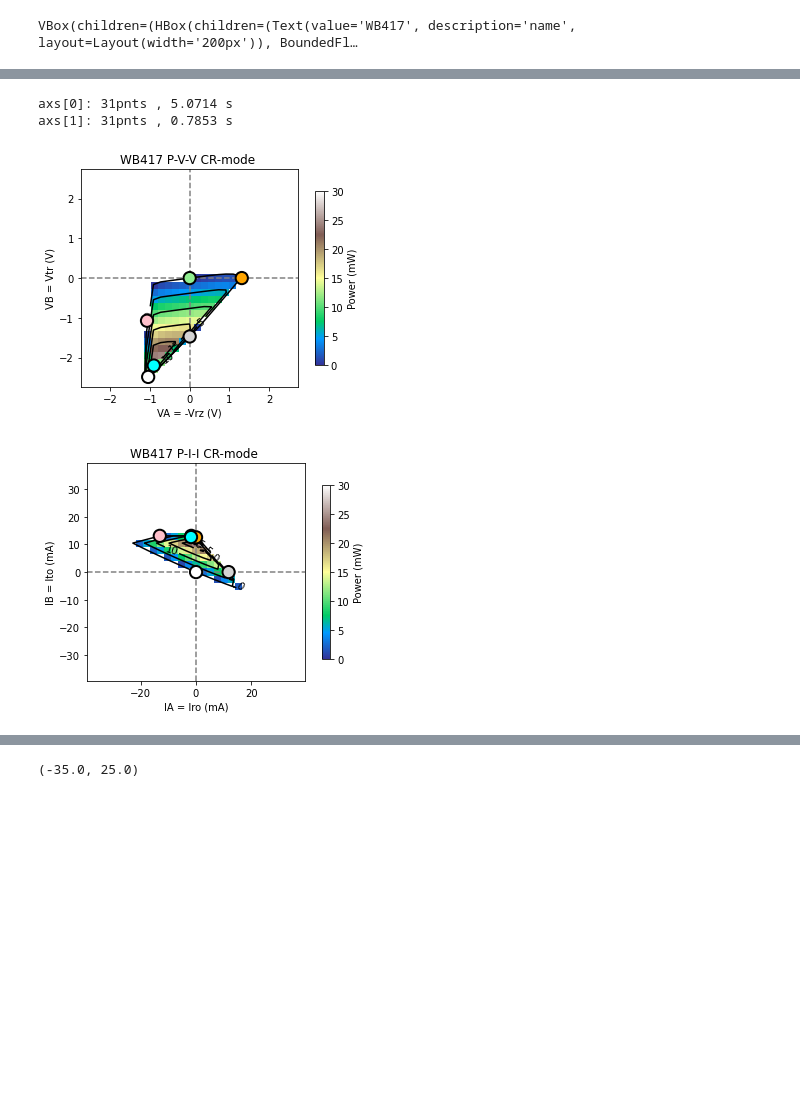
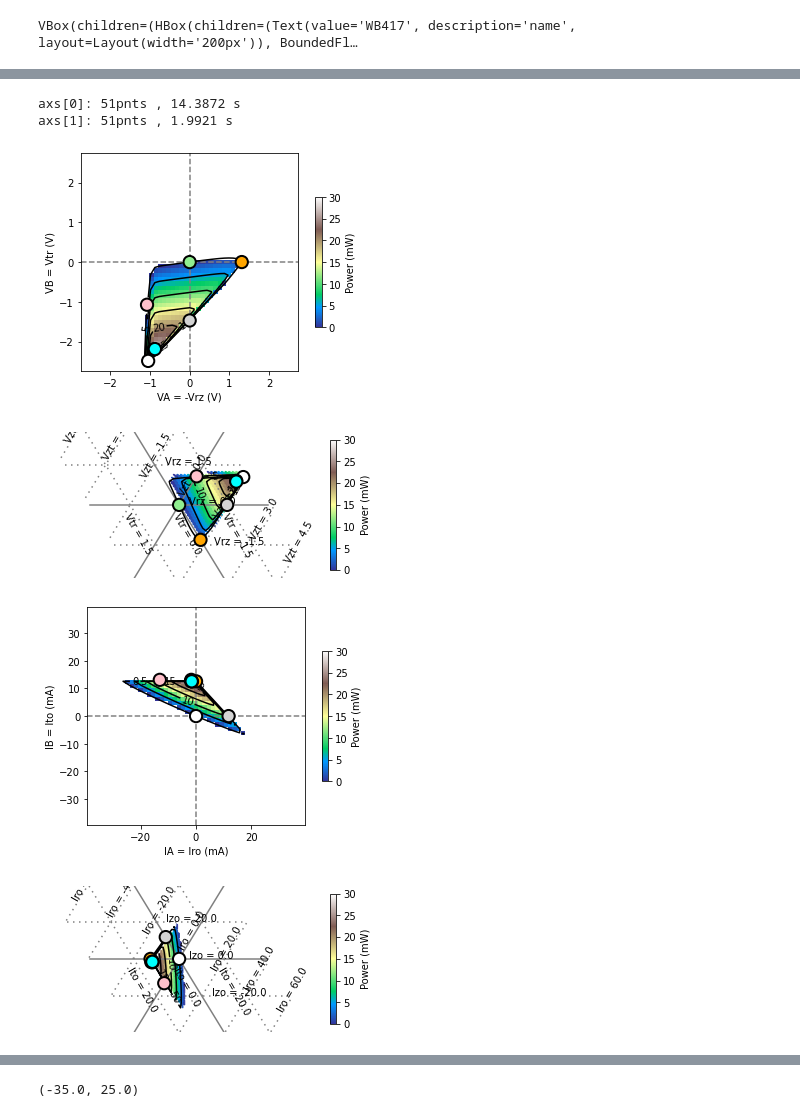
Before and after one commit to NREL/PVcircuit, a Jupyter notebook: notebooks/WB417 GaInP-r-GaAs.ipynb, the cells around one changed output, grey strips where cells are left out. Saved outputs shown, nothing was run; the diff lists cells and outputs as text; code cells hidden in the pictures; blank space fills up the shorter version.

```diff
--- a/notebooks/WB417 GaInP-r-GaAs.ipynb
+++ b/notebooks/WB417 GaInP-r-GaAs.ipynb
@@ -21,5 +21,5 @@ WB417.controls()
 # %% [output]
 VBox(children=(HBox(children=(Text(value='WB417', description='name', layout=Layout(width='200px')), BoundedFl…
 # %%
-pnts=31
+pnts=51
 # %%
@@ -32,8 +34,10 @@ axs[1]: 31pnts , 0.7528 s
 # %%
-CR_Vfig, CR_Ifig, CR_axs, CR_iv, CR_sp = WB417.plot(meastype='CR', pnts=pnts)
+CR_figs, CR_axs, CR_iv, CR_sp = WB417.plot(meastype='CR', pnts=pnts)
 # %% [output]
-axs[0]: 31pnts , 5.0714 s
-axs[1]: 31pnts , 0.7853 s
+axs[0]: 51pnts , 14.3872 s
+axs[1]: 51pnts , 1.9921 s
-[figure, old version]
+[figure, new version]
-[figure, old version]
+[figure, new version]
+[figure, added]
+[figure, added]
 # %%
```
Also changed, not shown: parts of 8 cells of this notebook, 16 other files.
